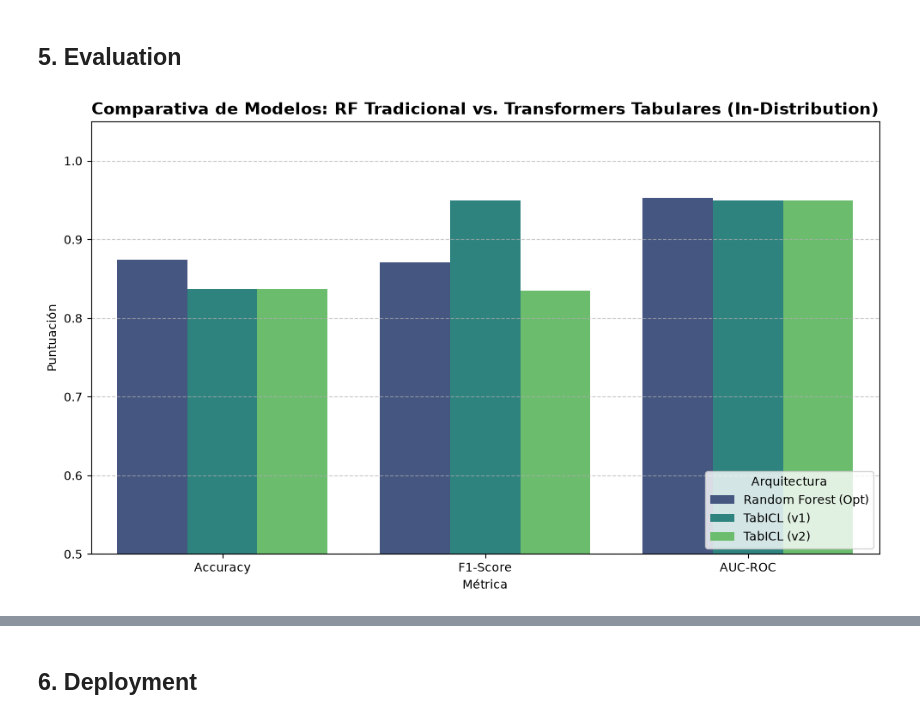
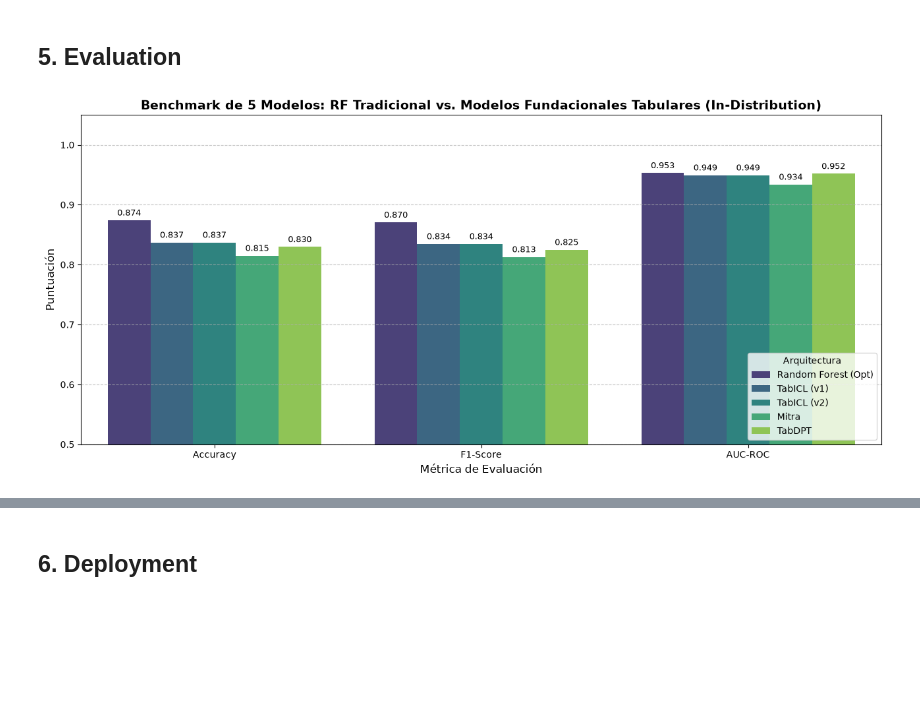
Before and after one commit to TefoV3/Tesis-UFSQ, a Jupyter notebook: Modelado/modelo.ipynb, the cells around one changed output, grey strips where cells are left out. Saved outputs shown, nothing was run; the diff lists cells and outputs as text; code cells hidden in the pictures; blank space fills up the shorter version.

Commit message:
Añadir dos modelos y jupyter organizado

```diff
--- a/Modelado/modelo.ipynb
+++ b/Modelado/modelo.ipynb
@@ -731,38 +840,62 @@ Accuracy: 0.8370 | F1-Score: 0.8345 | AUC: 0.9493
 # %% [markdown]
 ## 5. Evaluation
 # %%
+import pandas as pd
+import matplotlib.pyplot as plt
+import seaborn as sns
 
-# 1. Consolidar los resultados en un DataFrame
-data_metricas = {
+# Aseguramos las métricas base del Random Forest y TabICL v1/v2 en caso de que tengan distintos nombres de variable
+acc_rf_val = accuracy_score(y_res, y_pred)
+f1_rf_val = f1_score(y_res, y_pred, average='weighted')
+auc_rf_val = auc_score
+
+f1_tabicl_v1_val = f1_score(y_res, y_pred_tabicl, average='weighted')
+
+# 1. Construir el DataFrame de los 5 modelos en formato largo para Seaborn
+data_metricas_5 = {
     "Modelo": [
         "Random Forest (Opt)", "Random Forest (Opt)", "Random Forest (Opt)",
         "TabICL (v1)", "TabICL (v1)", "TabICL (v1)",
-        "TabICL (v2)", "TabICL (v2)", "TabICL (v2)"
+        "TabICL (v2)", "TabICL (v2)", "TabICL (v2)",
+        "Mitra", "Mitra", "Mitra",
+        "TabDPT", "TabDPT", "TabDPT"
     ],
     "Métrica": [
+        "Accuracy", "F1-Score", "AUC-ROC",
+        "Accuracy", "F1-Score", "AUC-ROC",
         "Accuracy", "F1-Score", "AUC-ROC",
         "Accuracy", "F1-Score", "AUC-ROC",
         "Accuracy", "F1-Score", "AUC-ROC"
     ],
     "Puntuación": [
-        accuracy_score(y_res, y_pred), f1_score(y_res, y_pred, average='weighted'), auc_score, # RF
-        acc_tabicl, auc_tabicl, auc_tabicl,  # TabICL v1 (asumiendo que las variables previas siguen en memoria)
-        acc_tabiclv2, f1_tabiclv2, auc_tabiclv2 # TabICLv2
+        acc_rf_val, f1_rf_val, auc_rf_val,          # 1. Random Forest (Optimizado)
+        acc_tabicl, f1_tabicl_v1_val, auc_tabicl,   # 2. TabICL (v1)
+        acc_tabiclv2, f1_tabiclv2, auc_tabiclv2,    # 3. TabICL (v2)
+        acc_mitra, f1_mitra, auc_mitra,             # 4. Mitra
+        acc_tabdpt, f1_tabdpt, auc_tabdpt           # 5. TabDPT
     ]
 }
 
-df_comparativa = pd.DataFrame(data_metricas)
+df_comparativa_5 = pd.DataFrame(data_metricas_5)
 
-# 2. Generar la gráfica
-plt.figure(figsize=(10, 6))
-sns.barplot(data=df_comparativa, x="Métrica", y="Puntuación", hue="Modelo", palette="viridis")
+# 2. Generar la visualización de barras agrupadas
+plt.figure(figsize=(13, 6))
+ax = sns.barplot(data=df_comparativa_5, x="Métrica", y="Puntuación", hue="Modelo", palette="viridis")
 
-plt.title("Comparativa de Modelos: RF Tradicional vs. Transformers Tabulares (In-Distribution)", fontweight='bold', fontsize=14)
-plt.ylim(0.5, 1.05) # Escala ajustada para resaltar diferencias
-plt.legend(loc='lower right', title="Arquitectura")
+plt.title("Benchmark de 5 Modelos: RF Tradicional vs. Modelos Fundacionales Tabulares (In-Distribution)",
+          fontweight='bold', fontsize=14)
+plt.ylim(0.5, 1.05)
+plt.ylabel("Puntuación", fontsize=12)
+plt.xlabel("Métrica de Evaluación", fontsize=12)
+plt.legend(loc='lower right', title="Arquitectura", frameon=True)
 plt.grid(axis='y', linestyle='--', alpha=0.7)
+
+# Añadir etiquetas de valor sobre cada barra para mayor claridad en la tesis
+for container in ax.containers:
+    ax.bar_label(container, fmt='%.3f', padding=3, fontsize=9)
+
 plt.tight_layout()
 plt.show()
 # %% [output]
-[figure, old version]
+[figure, new version]
 # %%
```
Also changed, not shown: parts of 16 cells of this notebook, 2 other files.
